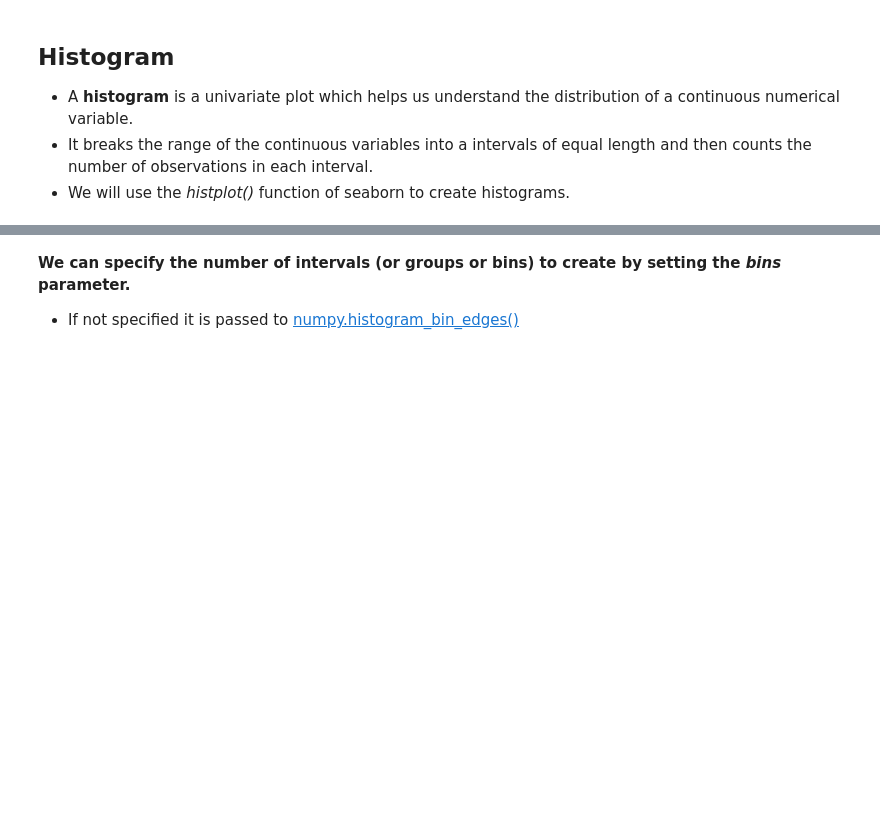
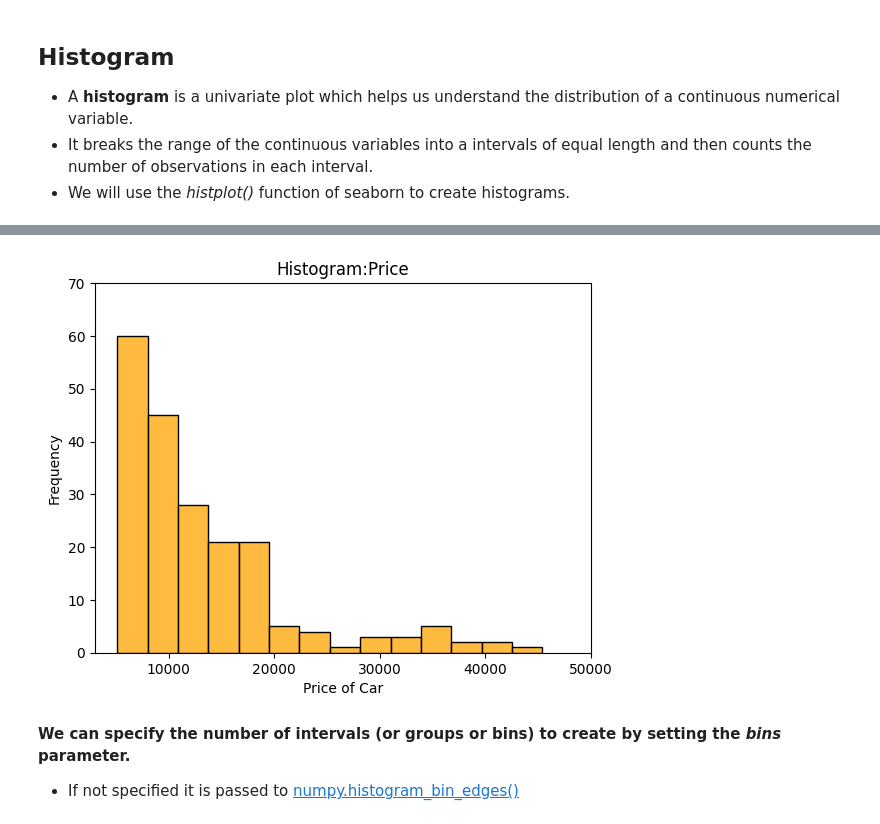
Before and after one commit to er-jyotigoel/PGP-AIML-ONLINE-JANUARY-24A, a Jupyter notebook: Python_for_Visualization_and_EDA.ipynb, the cells around one changed output, grey strips where cells are left out. Cells and saved outputs as stored; diff of their text form; code cells hidden in the pictures; blank space fills up the shorter version.

```diff
--- a/Python_for_Visualization_and_EDA.ipynb
+++ b/Python_for_Visualization_and_EDA.ipynb
@@ -117,3 +116,12 @@ sns.histplot(data=df, x='price')
+# %%
+plt.title("Histogram:Price")
+plt.xlim(3000,50000)
+plt.ylim(0,70)
+plt.xlabel("Price of Car")
+plt.ylabel("Frequency")
+sns.histplot(data=df, x='price', color='orange');
+# %% [output]
+[figure, added]
 # %% [markdown]
 **We can specify the number of intervals (or groups or bins) to create by setting the *bins* parameter.**
 
```
Also changed, not shown: parts of 11 cells of this notebook.
